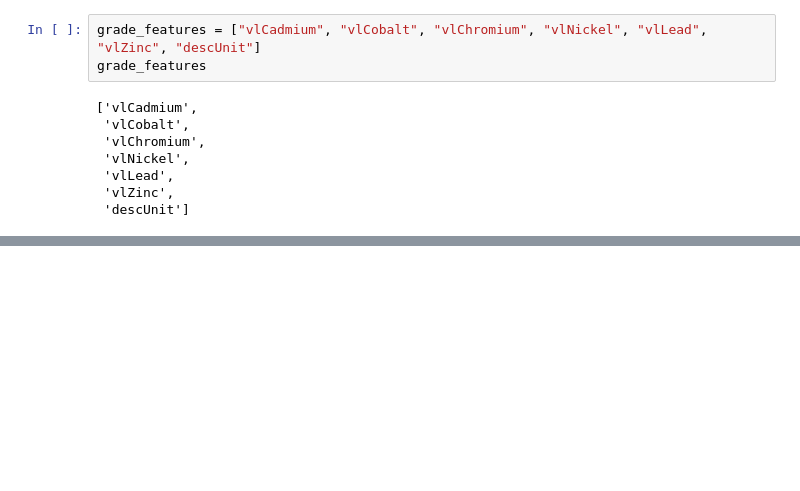
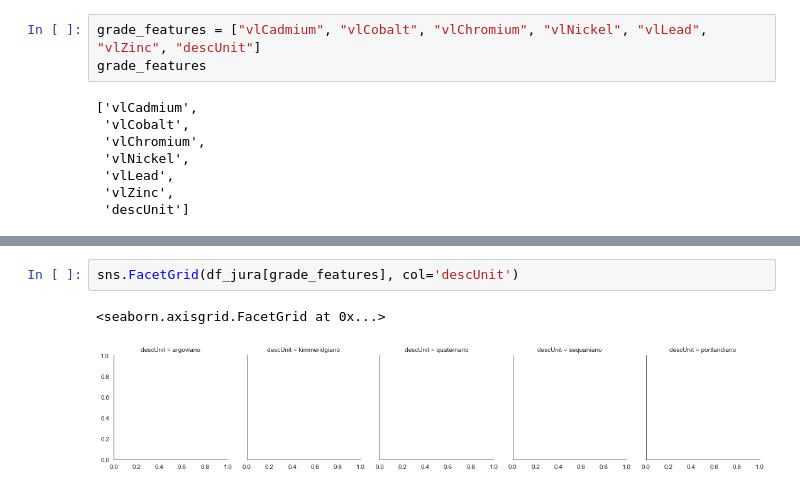
Before and after one commit to luschiro/workflows-geo-data, a Jupyter notebook: modulo_2/modulo_2.ipynb, the cells around one changed output, grey strips where cells are left out. Saved outputs shown, nothing was run; the diff lists cells and outputs as text; blank space fills up the shorter version.

```diff
--- a/modulo_2/modulo_2.ipynb
+++ b/modulo_2/modulo_2.ipynb
@@ -129,0 +123,5 @@ Name: descUnit, Length: 251, dtype: object
+# %%
+sns.FacetGrid(df_jura[grade_features], col='descUnit')
+# %% [output]
+<seaborn.axisgrid.FacetGrid at 0x...>
+[figure, added]
```
Also changed, not shown: parts of 9 cells of this notebook, 1 other file.
